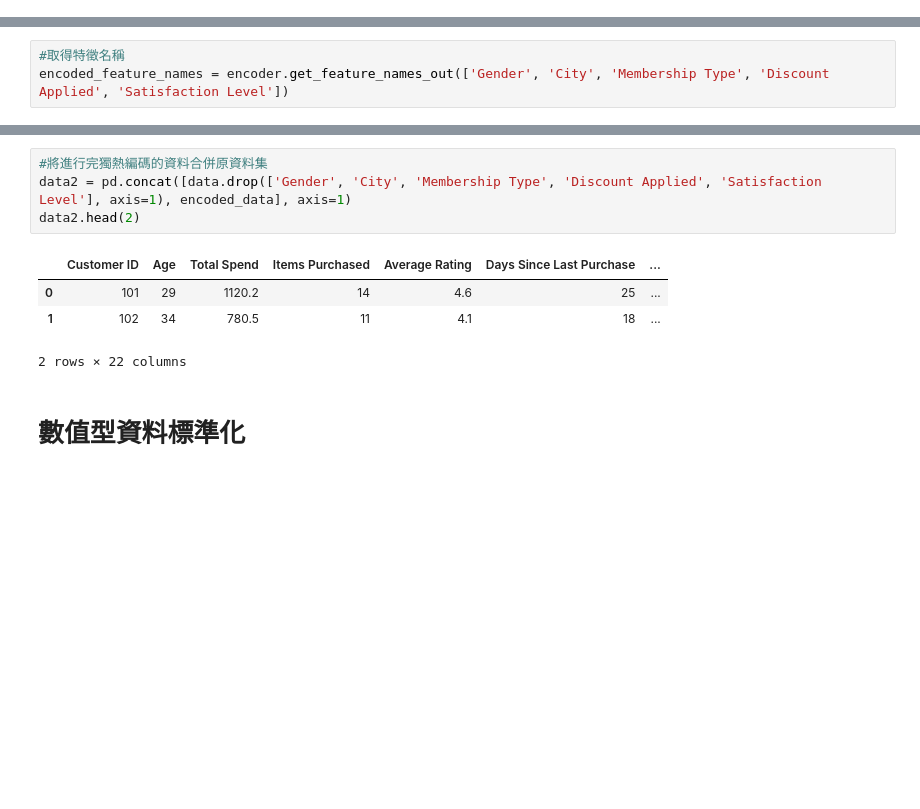
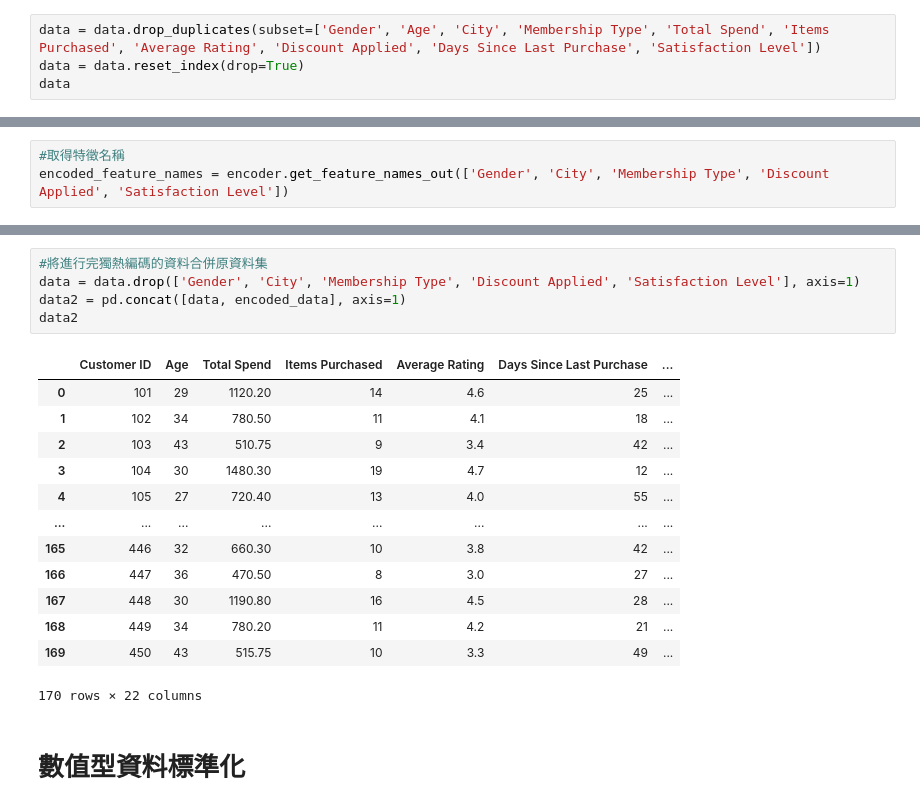
Before and after one commit to serene0215/portfolio1, a Jupyter notebook: forest tree.ipynb, the cells around one changed output, grey strips where cells are left out. Drawn from its saved outputs; the diff is of its cells as text; blank space fills up the shorter version.

```diff
--- a/forest tree.ipynb
+++ b/forest tree.ipynb
@@ -19,0 +37,4 @@ data.head()
+# %%
+data = data.drop_duplicates(subset=['Gender', 'Age', 'City', 'Membership Type', 'Total Spend', 'Items Purchased', 'Average Rating', 'Discount Applied', 'Days Since Last Purchase', 'Satisfaction Level'])
+data = data.reset_index(drop=True)
+data
@@ -197,12 +250,22 @@ encoded_data.head(2)
 # %%
 #將進行完獨熱編碼的資料合併原資料集
-data2 = pd.concat([data.drop(['Gender', 'City', 'Membership Type', 'Discount Applied', 'Satisfaction Level'], axis=1), encoded_data], axis=1)
-data2.head(2)
+data = data.drop(['Gender', 'City', 'Membership Type', 'Discount Applied', 'Satisfaction Level'], axis=1)
+data2 = pd.concat([data, encoded_data], axis=1)
+data2
 # %% [output]
 |  | Customer ID | Age | Total Spend | Items Purchased | Average Rating | Days Since Last Purchase | ... |
-| 0 | 101 | 29 | 1120.2 | 14 | 4.6 | 25 | ... |
-| 1 | 102 | 34 | 780.5 | 11 | 4.1 | 18 | ... |
+| 0 | 101 | 29 | 1120.20 | 14 | 4.6 | 25 | ... |
+| 1 | 102 | 34 | 780.50 | 11 | 4.1 | 18 | ... |
+| 2 | 103 | 43 | 510.75 | 9 | 3.4 | 42 | ... |
+| 3 | 104 | 30 | 1480.30 | 19 | 4.7 | 12 | ... |
+| 4 | 105 | 27 | 720.40 | 13 | 4.0 | 55 | ... |
+| ... | ... | ... | ... | ... | ... | ... | ... |
+| 165 | 446 | 32 | 660.30 | 10 | 3.8 | 42 | ... |
+| 166 | 447 | 36 | 470.50 | 8 | 3.0 | 27 | ... |
+| 167 | 448 | 30 | 1190.80 | 16 | 4.5 | 28 | ... |
+| 168 | 449 | 34 | 780.20 | 11 | 4.2 | 21 | ... |
+| 169 | 450 | 43 | 515.75 | 10 | 3.3 | 49 | ... |
-2 rows × 22 columns
+170 rows × 22 columns
 # %% [markdown]
 # 數值型資料標準化
 # %%
```
Also changed, not shown: parts of 40 cells of this notebook.
